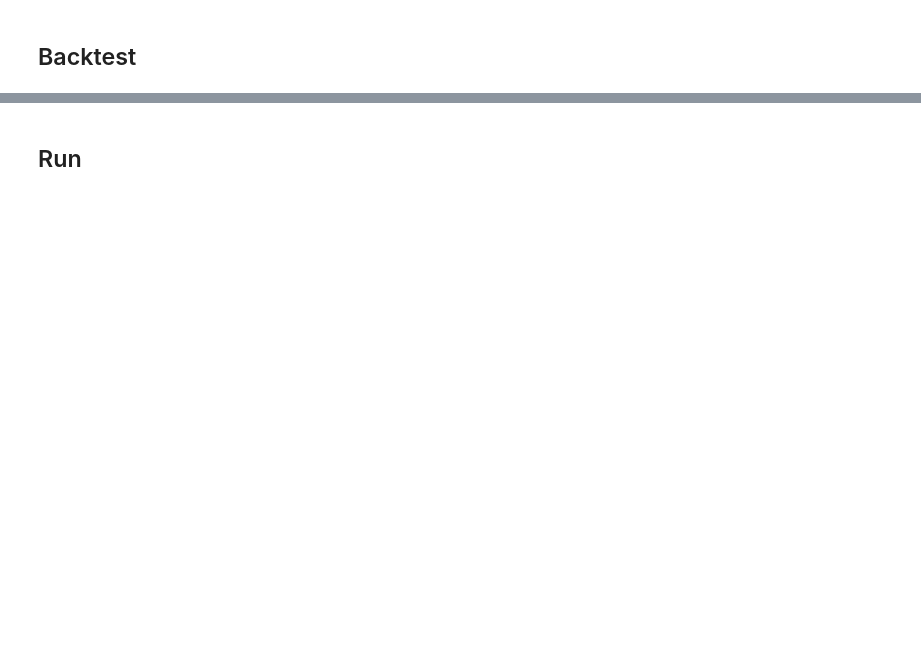
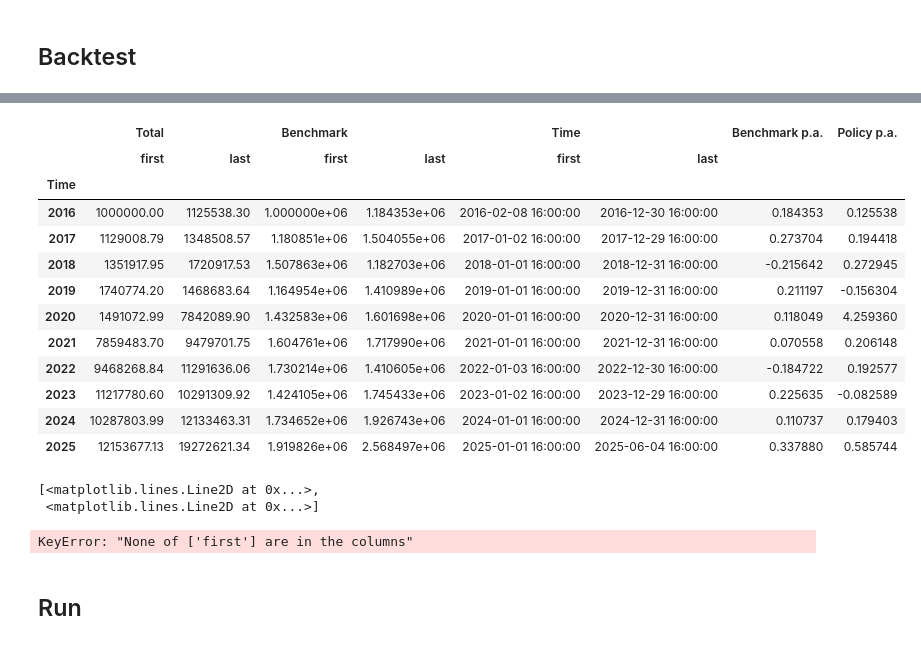
Before and after one commit to paulruesing/hybrid-rl-index-trading, a Jupyter notebook: notebooks/agent_dev.ipynb, the cells around one changed output, grey strips where cells are left out. Saved outputs shown, nothing was run; the diff lists cells and outputs as text; code cells hidden in the pictures; blank space fills up the shorter version.

```diff
--- a/notebooks/agent_dev.ipynb
+++ b/notebooks/agent_dev.ipynb
@@ -318,2 +552,31 @@ Starting episode 1 / 1
+# %%
+annual_return_frame
+# %% [output]
+|  | Total |  | Benchmark |  | Time |  | Benchmark p.a. | Policy p.a. |
+|  | first | last | first | last | first | last |  |  |
+| Time |  |  |  |  |  |  |  |  |
+| 2016 | 1000000.00 | 1125538.30 | 1.000000e+06 | 1.184353e+06 | 2016-02-08 16:00:00 | 2016-12-30 16:00:00 | 0.184353 | 0.125538 |
+| 2017 | 1129008.79 | 1348508.57 | 1.180851e+06 | 1.504055e+06 | 2017-01-02 16:00:00 | 2017-12-29 16:00:00 | 0.273704 | 0.194418 |
+| 2018 | 1351917.95 | 1720917.53 | 1.507863e+06 | 1.182703e+06 | 2018-01-01 16:00:00 | 2018-12-31 16:00:00 | -0.215642 | 0.272945 |
+| 2019 | 1740774.20 | 1468683.64 | 1.164954e+06 | 1.410989e+06 | 2019-01-01 16:00:00 | 2019-12-31 16:00:00 | 0.211197 | -0.156304 |
+| 2020 | 1491072.99 | 7842089.90 | 1.432583e+06 | 1.601698e+06 | 2020-01-01 16:00:00 | 2020-12-31 16:00:00 | 0.118049 | 4.259360 |
+| 2021 | 7859483.70 | 9479701.75 | 1.604761e+06 | 1.717990e+06 | 2021-01-01 16:00:00 | 2021-12-31 16:00:00 | 0.070558 | 0.206148 |
+| 2022 | 9468268.84 | 11291636.06 | 1.730214e+06 | 1.410605e+06 | 2022-01-03 16:00:00 | 2022-12-30 16:00:00 | -0.184722 | 0.192577 |
+| 2023 | 11217780.60 | 10291309.92 | 1.424105e+06 | 1.745433e+06 | 2023-01-02 16:00:00 | 2023-12-29 16:00:00 | 0.225635 | -0.082589 |
+| 2024 | 10287803.99 | 12133463.31 | 1.734652e+06 | 1.926743e+06 | 2024-01-01 16:00:00 | 2024-12-31 16:00:00 | 0.110737 | 0.179403 |
+| 2025 | 12153677.13 | 19272621.34 | 1.919826e+06 | 2.568497e+06 | 2025-01-01 16:00:00 | 2025-06-04 16:00:00 | 0.337880 | 0.585744 |
+# %%
+import matplotlib.pyplot as plt
+annual_return_frame['Benchmark p.a.'] = ((annual_return_frame['Benchmark', 'last'] - annual_return_frame['Benchmark', 'first']) / annual_return_frame['Benchmark', 'first']) * (annual_return_frame['Time', 'last'] - annual_return_frame['Time', 'first']).max() / (annual_return_frame['Time', 'last'] - annual_return_frame['Time', 'first'])
+annual_return_frame['Policy p.a.'] = (annual_return_frame['Total', 'last'] - annual_return_frame['Total', 'first']) / annual_return_frame['Total', 'first'] * (annual_return_frame['Time', 'last'] - annual_return_frame['Time', 'first']).max() / (annual_return_frame['Time', 'last'] - annual_return_frame['Time', 'first'])  # calculate relative development and normalise by time-duration
+fig, ax = plt.subplots()
+ax.plot(annual_return_frame.set_index([('Time', 'first')]).loc[:, ['Policy p.a.', 'Benchmark p.a.']], marker='o')
+# %% [output]
+[<matplotlib.lines.Line2D at 0x...>,
+ <matplotlib.lines.Line2D at 0x...>]
+# %%
+annual_return_frame.set_index('Time')
+# %% [output]
+KeyError: "None of ['first'] are in the columns"
 # %% [markdown]
 ## Run
```
Also changed, not shown: parts of 45 cells of this notebook.
